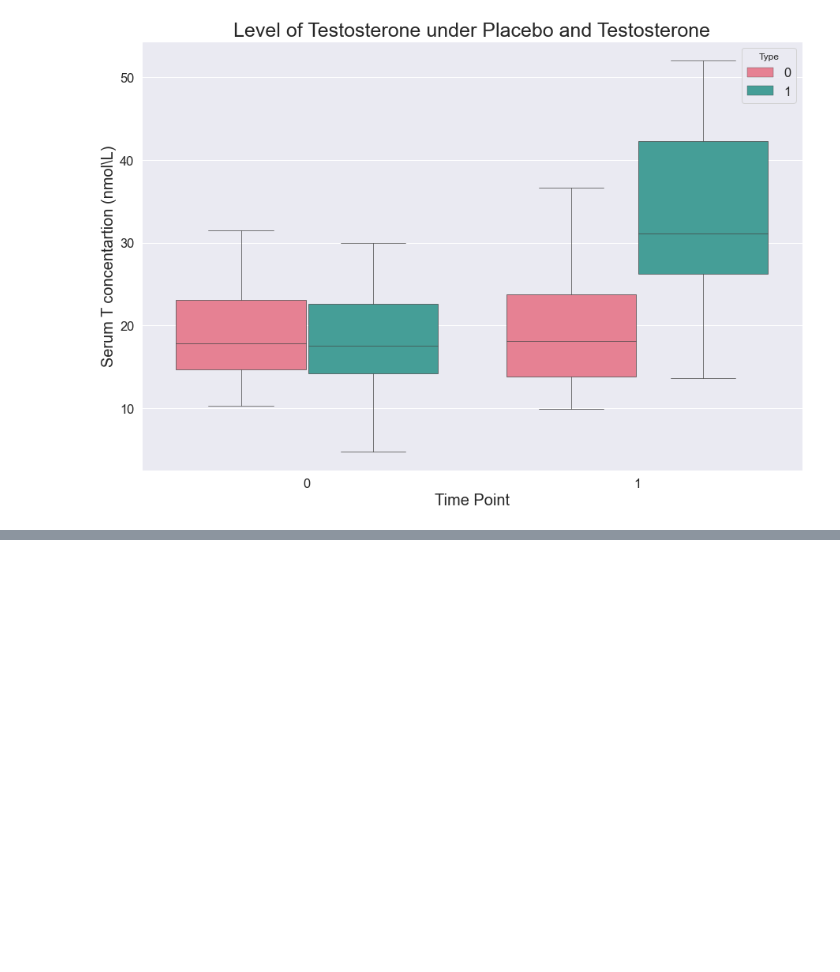
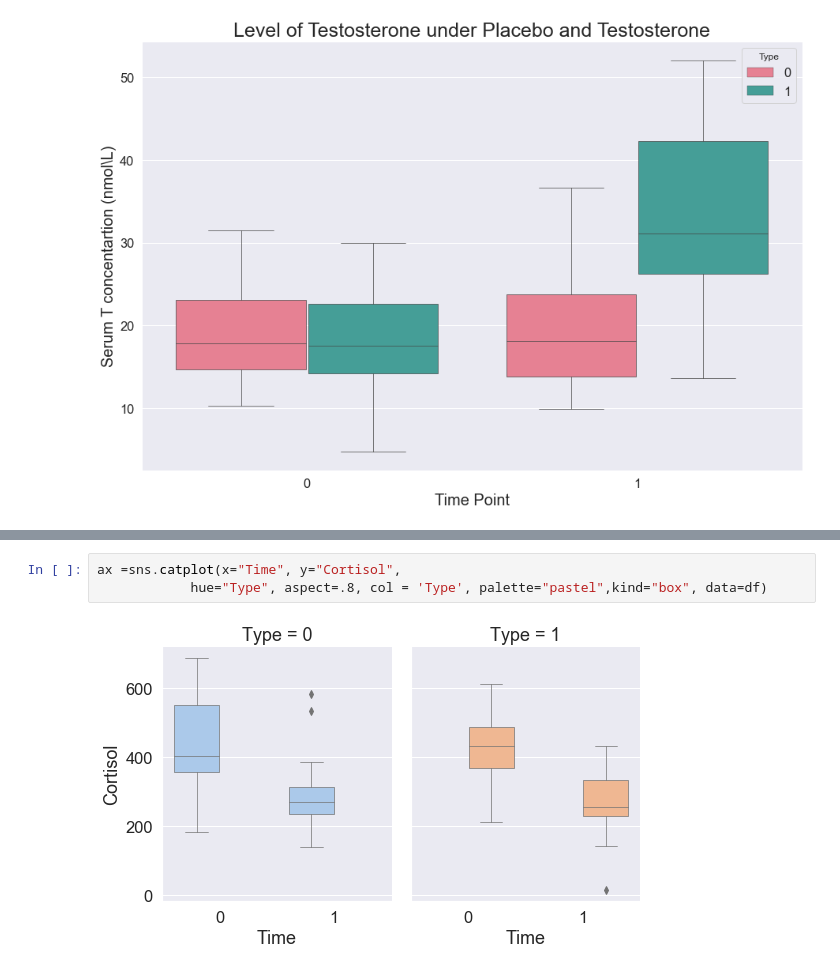
Before and after one commit to iknyazeva/MovieEmotions, a Jupyter notebook: hormone_plot_v.1.ipynb, the cells around one changed output, grey strips where cells are left out. Drawn from its saved outputs; the diff is of its cells as text; blank space fills up the shorter version.

```diff
--- a/hormone_plot_v.1.ipynb
+++ b/hormone_plot_v.1.ipynb
@@ -154,0 +163,5 @@ AttributeError: 'PathCollection' object has no property 'col'
+# %%
+ax =sns.catplot(x="Time", y="Cortisol",
+            hue="Type", aspect=.8, col = 'Type', palette="pastel",kind="box", data=df)
+# %% [output]
+[figure, added]
```
Also changed, not shown: parts of 5 cells of this notebook.
